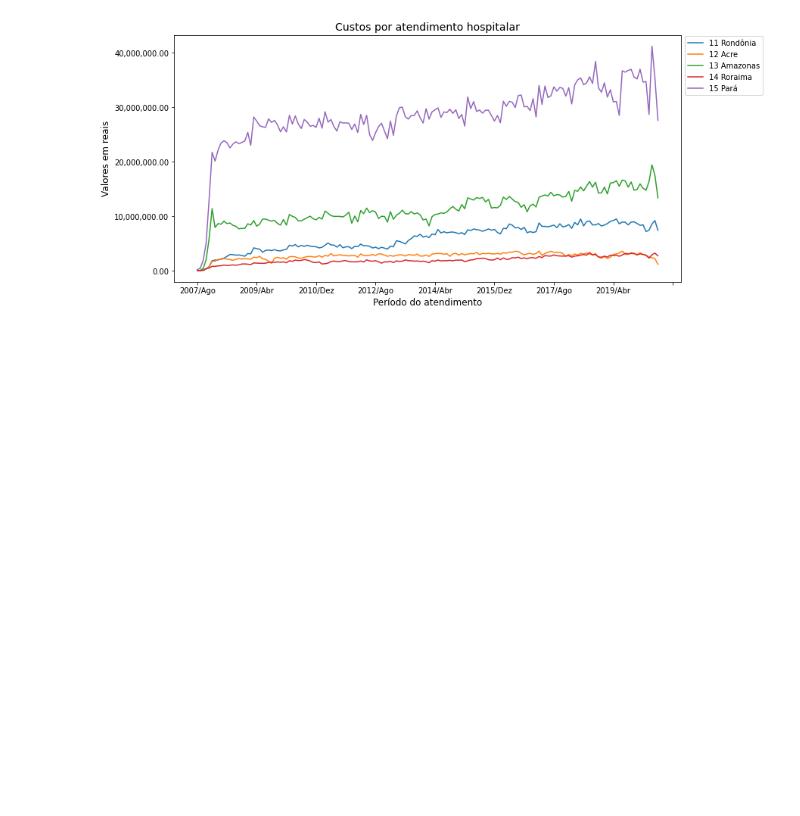
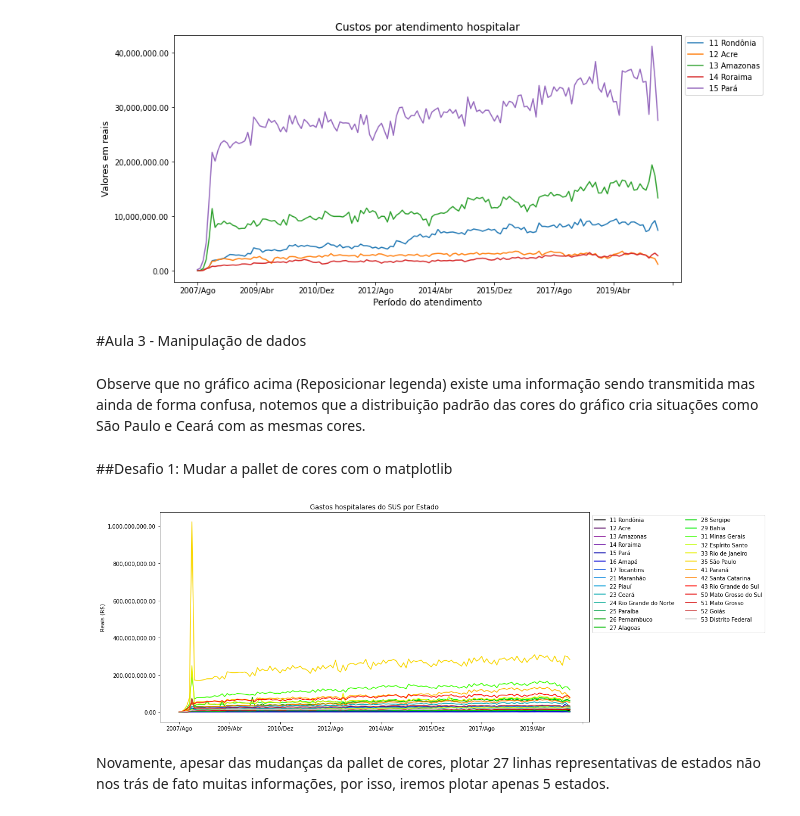
Before and after one commit to AdamStamm/bootcamp_alura, a Jupyter notebook: Notebooks/Bootcamp_Data_Science_Módulo_1.ipynb, the cells around one changed output. Saved outputs shown, nothing was run; the diff lists cells and outputs as text; code cells hidden in the pictures; blank space fills up the shorter version.

```diff
--- a/Notebooks/Bootcamp_Data_Science_Módulo_1.ipynb
+++ b/Notebooks/Bootcamp_Data_Science_Módulo_1.ipynb
@@ -480,3 +477,25 @@ ax.set_xlabel("Período do atendimento", fontsize=12)
 # %% [output]
 Text(0.5, 0, 'Período do atendimento')
 [figure]
+# %% [markdown]
+#Aula 3 - Manipulação de dados
+# %% [markdown]
+Observe que no gráfico acima (Reposicionar legenda) existe uma informação sendo transmitida mas ainda de forma confusa, notemos que a distribuição padrão das cores do gráfico cria situações como São Paulo e Ceará com as mesmas cores.
+# %% [markdown]
+##Desafio 1: Mudar a pallet de cores com o matplotlib
+# %%
+import numpy as np
+cmap = plt.get_cmap('nipy_spectral')
+colors = [cmap(i) for i in np.linspace(0, 1, len(usaveis))]
+
+ax = usaveis.T.plot(figsize=(14,7), color=colors)
+ax.set_ylabel('Reais (R$)')
+ax.yaxis.set_major_formatter(ticker.StrMethodFormatter("{x:,.2f}"))
+
+plt.title("Gastos hospitalares do SUS por Estado")
+plt.legend(bbox_to_anchor=(1, 1),loc='upper left', ncol=2)
+plt.show()
+# %% [output]
+[figure, added]
+# %% [markdown]
+Novamente, apesar das mudanças da pallet de cores, plotar 27 linhas representativas de estados não nos trás de fato muitas informações, por isso, iremos plotar apenas 5 estados.
```
Also changed, not shown: parts of 67 cells of this notebook.
